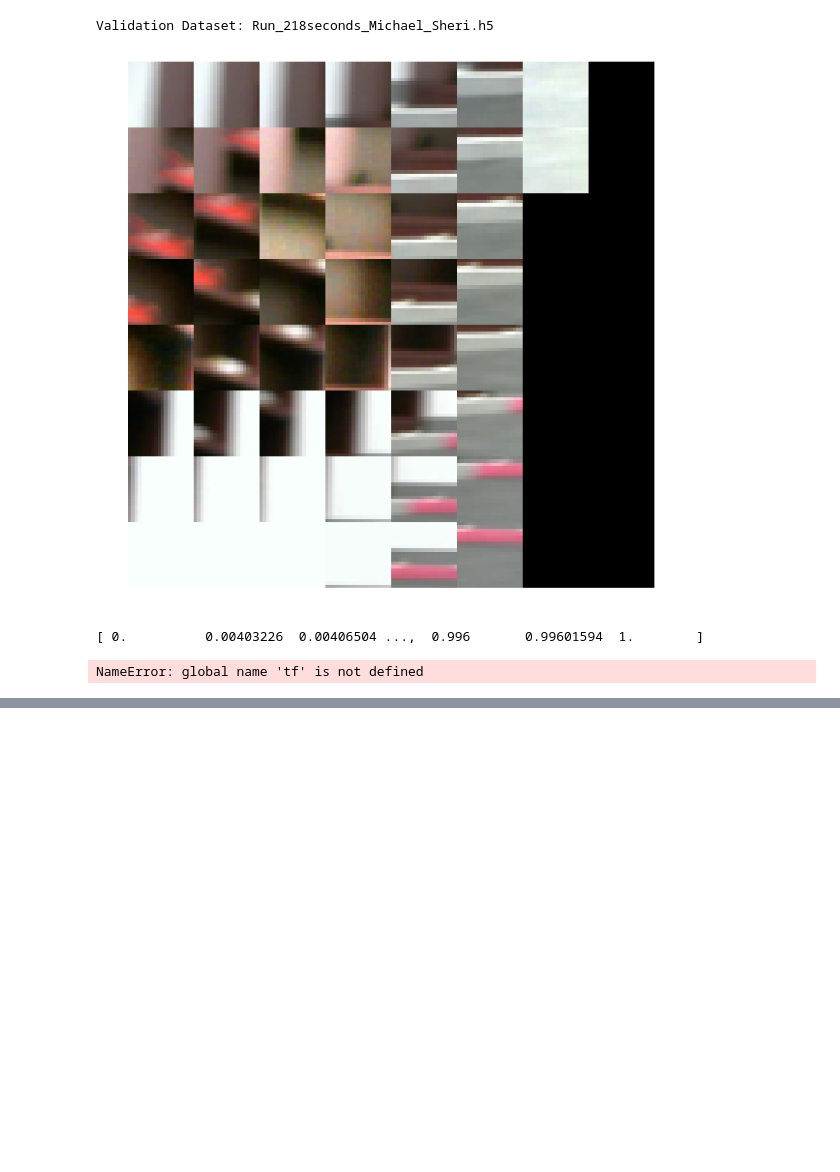
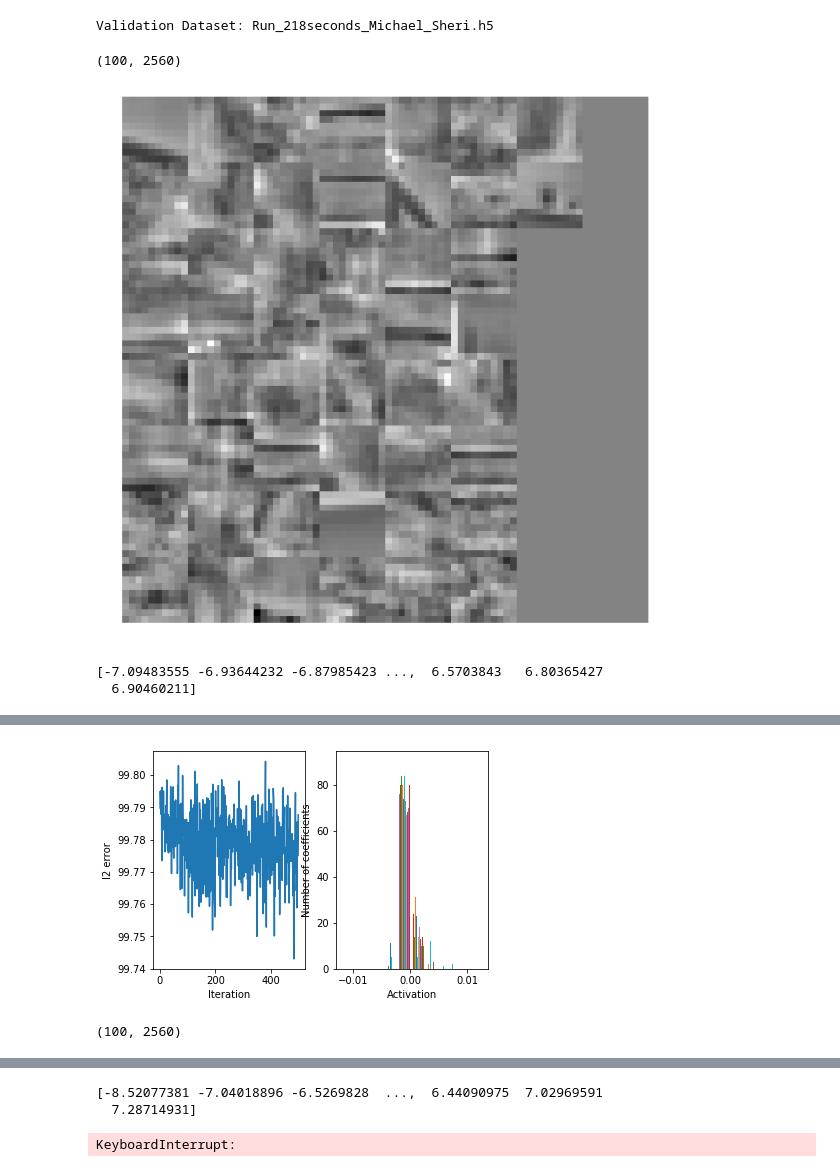
Before and after one commit to mpcrlab/TF_Rover, a Jupyter notebook: SparseCodingRoverFrames.ipynb, the cells around one changed output, grey strips where cells are left out. Cells and saved outputs as stored; diff of their text form; code cells hidden in the pictures; blank space fills up the shorter version.

```diff
--- a/SparseCodingRoverFrames.ipynb
+++ b/SparseCodingRoverFrames.ipynb
@@ -46,18 +77,18 @@ def get_patches(X, ps):
 # %%
 def mat2ten(X):
-    zs=[X.shape[1], int(np.sqrt(X.shape[0]/3)), int(np.sqrt(X.shape[0]/3)), 3]
+    zs=[X.shape[1], int(np.sqrt(X.shape[0])), int(np.sqrt(X.shape[0]))]
     Z=np.zeros(zs)
 
     for i in range(X.shape[1]):
-        Z[i, ...]=np.reshape(X[:,i],[zs[1],zs[2], zs[3]])
+        Z[i, ...]=np.reshape(X[:,i],[zs[1],zs[2]])
 
     return Z
 # %%
 def montage(X):
-    count, m, n, c = np.shape(X)
+    count, m, n = np.shape(X)
     mm = int(np.ceil(np.sqrt(count)))
     nn = mm
-    M = np.zeros((mm * m, nn * n, 3))
+    M = np.zeros((mm * m, nn * n))
 
     image_id = 0
     for j in range(mm):
@@ -65,13 +96,13 @@ def montage(X):
             if image_id >= count:
                 break
             sliceM, sliceN = j * m, k * n
-            M[sliceN:sliceN + n, sliceM:sliceM + m, :] = X[image_id, ...]
+            M[sliceN:sliceN + n, sliceM:sliceM + m] = X[image_id, ...]
             image_id += 1
     return M
 # %%
 def plot(x):
     fig, ax = plt.subplots()
-    im = ax.imshow(x, cmap='jet')
+    im = ax.imshow(x, cmap='gray')
     ax.axis('off')
     fig.set_size_inches(18, 10)
     plt.show()
@@ -81,7 +112,7 @@ def file_get(filename):
     X = np.asarray(f['X'])
     f.flush()
     f.close()
-    return X[..., ::-1]
+    return np.mean(X, 3)
 # %%
 def resize_images(X, newsize):
     x = []
@@ -95,9 +126,9 @@ print('Validation Dataset: %s'%(val_name))
 # %% [output]
 Validation Dataset: Run_218seconds_Michael_Sheri.h5
 # %%
-for k in range(50, 1001, 25):
-    for patch_sz in range(20, 121, 20):
+with tf.Session() as sess:
 
+    for k in range(100, 1001, 100):
 
         # pick random dataset for this epoch
         n = np.random.randint(1, len(fnames)-1, 1)
@@ -109,46 +140,42 @@ for k in range(50, 1001, 25):
 
         # load the chosen data file
         X = file_get(filename)
 
         # make the images smaller
         X = resize_images(X, imsz)
 
         # Choose 50 random images from the dataset
-        X = X[npr.randint(0, X.shape[0], 50), ...]
+        X = X[npr.randint(0, X.shape[0], 200), ...]
+        X = whiten(X.reshape([X.shape[0], -1])).reshape([200, imsz, imsz])
 
         # take patches out of the images
         X = get_patches(X, patch_sz)
+        print(X.shape)
 
         # scale the pixel values down to between 0 and 1
-        X = X / np.amax(X, 0)
+        X = scale(X, 0)
 
         # plot some of the patches
-        plot(montage(mat2ten(X[:, :50])))
+        plot(montage(mat2ten(X[:, npr.randint(0, X.shape[1], 50)])))
         print(np.unique(X))
 
         # name to save each dictionary and coefficients as
         save_name = str(k) + '_' + str(patch_sz)
 
         # send data to network and get back dictionary and coefficients
         D[save_name], A[save_name], E[save_name] = X3(X,
                                                       iters,
                                                       batch_sz,
                                                       num_dict_features=k)
 
         # visualize the learned dictionary
         plot(montage(mat2ten(D[save_name])))
 
-        # plot a histogram of the sparse coefficients
-        # and the error rate over time
-        fig = plt.figure()
-        a1 = fig.add_subplot(121)
-        a1.plot(E[save_name])
-        a1.set_ylabel('l2 error')
-        a1.set_xlabel('Iteration')
-        a2 = fig.add_subplot(122)
-        a2.hist(A[save_name])
-        plt.show()
+        e = E[save_name]
+
+        plot2(A[save_name], e)
 # %% [output]
+(100, 2560)
-[figure, old version]
+[figure, new version]
-[ 0.          0.00403226  0.00406504 ...,  0.996       0.99601594  1.        ]
-NameError: global name 'tf' is not defined
+[-7.09483555 -6.93644232 -6.87985423 ...,  6.5703843   6.80365427
+  6.90460211]
@@ -154,0 +183,2 @@ NameError: global name 'tf' is not defined
+[figure, added]
+(100, 2560)
@@ -154,0 +186,3 @@ NameError: global name 'tf' is not defined
+[-8.52077381 -7.04018896 -6.5269828  ...,  6.44090975  7.02969591
+  7.28714931]
+KeyboardInterrupt:
```
Also changed, not shown: parts of 5 cells of this notebook.
